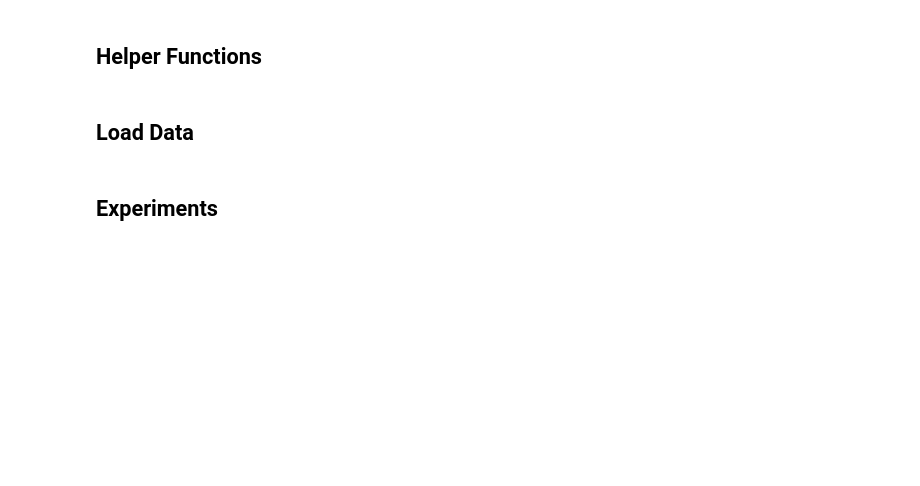
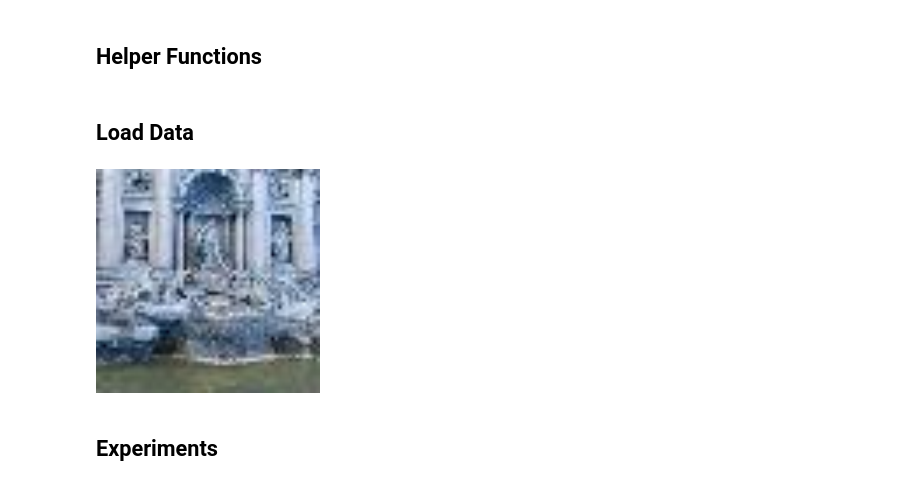
Before and after one commit to fyangch/DeepLearning2022, a Jupyter notebook: DustinNotebook.ipynb, the cells around one changed output. Cells and saved outputs as stored; diff of their text form; code cells hidden in the pictures; blank space fills up the shorter version.

```diff
--- a/DustinNotebook.ipynb
+++ b/DustinNotebook.ipynb
@@ -37,6 +38,23 @@ def load_images_from_folder(folder):
         img = cv2.imread(os.path.join(folder,filename))
         if img is not None:
             images.append(img)
+    return images
+
+def load_tiny_imagenet(tiny_imagenet_folder, dataset_type='train', transform=transforms.ToPILImage()):
+    images = []
+    if dataset_type == 'train':
+        for foldername in tqdm(os.listdir(os.path.join(tiny_imagenet_folder, dataset_type))):
+            for filename in os.listdir(os.path.join(tiny_imagenet_folder, dataset_type, foldername, "images")):
+                img = cv2.imread(os.path.join(tiny_imagenet_folder, dataset_type, foldername, "images", filename))
+                if img is not None:
+                    images.append(transform(img) if transform else img)
+    else:
+        # 'val' or 'test'
+        for filename in tqdm(os.listdir(os.path.join(tiny_imagenet_folder, dataset_type, "images"))):
+            img = cv2.imread(os.path.join(tiny_imagenet_folder, dataset_type, "images", filename))
+            if img is not None:
+                images.append(transform(img) if transform else img)
+
     return images
 
 def image_to_patches(img):
@@ -58,11 +76,20 @@ def image_to_patches(img):
     ]
 
     return patches
+
+def imshow(img):
+    img = img / 2 + 0.5     # unnormalize
+    npimg = img.numpy()
+    plt.imshow(np.transpose(npimg, (1, 2, 0)))
+    plt.show()
 # %% [markdown]
 ## Load Data
 # %%
-tiny_imagenet = load_images_from_folder("./data/tiny-imagenet")
-tiny_imagenet = [TF.to_pil_image(img) for img in tiny_imagenet]
+tiny_imagenet = load_tiny_imagenet("./data/tiny-imagenet-200", dataset_type='val', transform=transforms.Compose([transforms.ToPILImage(), transforms.Resize(224)]))
+# %%
+tiny_imagenet[100]
+# %% [output]
+[figure, added]
 # %% [markdown]
 ## Experiments
 # %%
```
Also changed, not shown: parts of 20 cells of this notebook, 1 other file.
